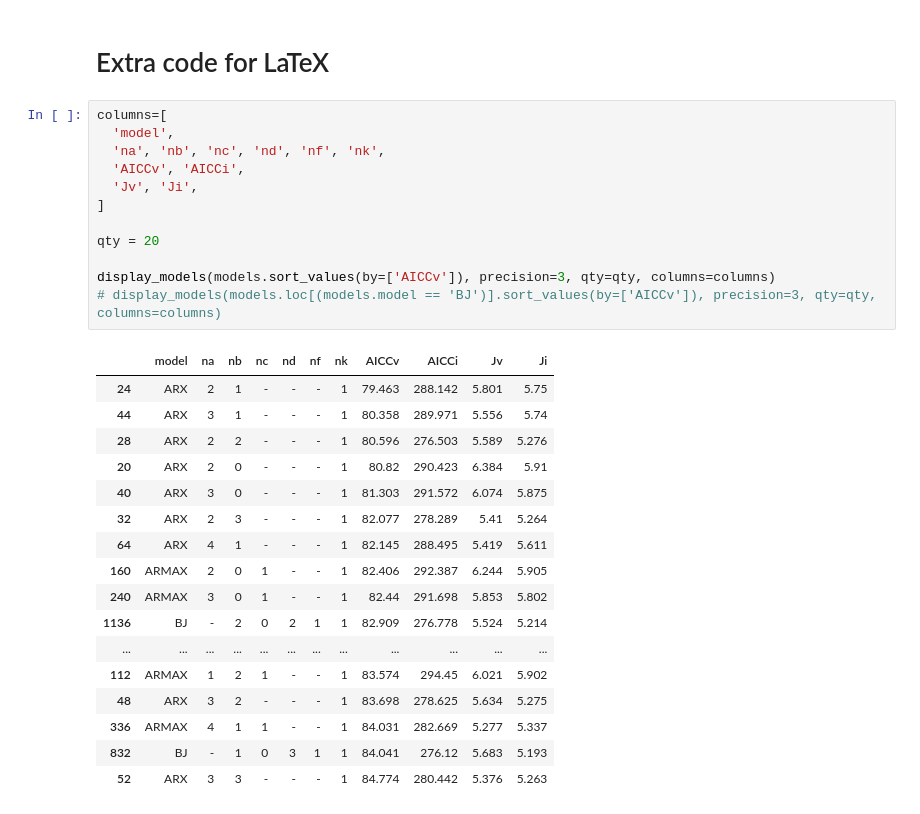
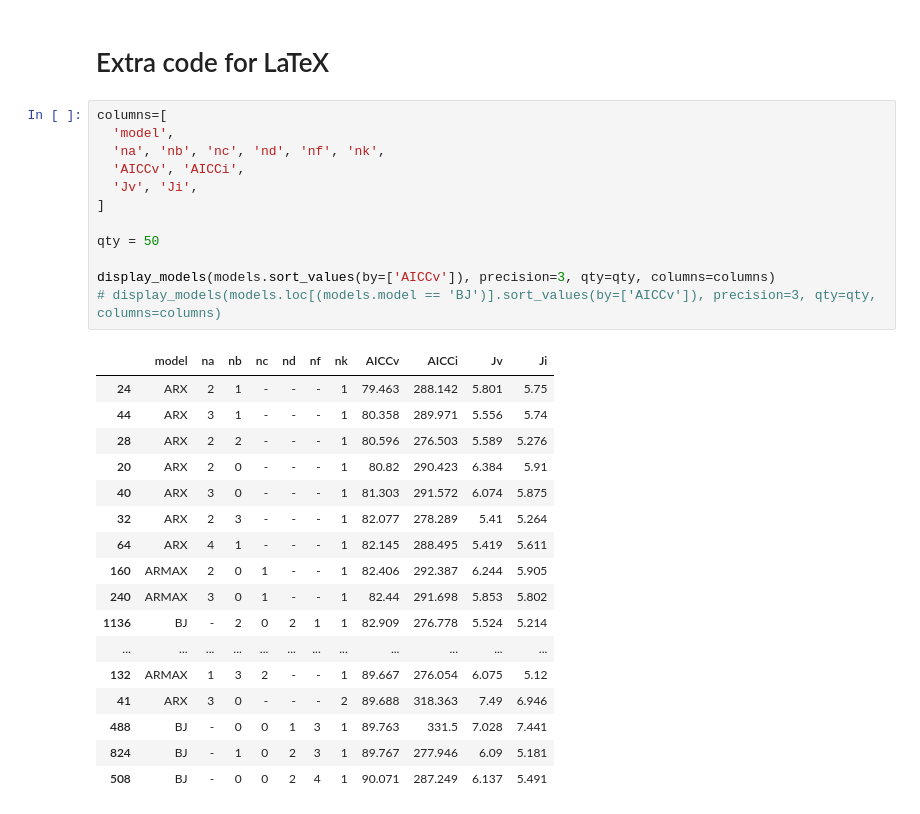
Before and after one commit to GuiBeal/system-identification, a Jupyter notebook: Python/main.ipynb, the cells around one changed output. Cells and saved outputs as stored; diff of their text form.

```diff
--- a/Python/main.ipynb
+++ b/Python/main.ipynb
@@ -735,30 +750,30 @@ plt.show()
 # %%
 columns=[
   'model',
   'na', 'nb', 'nc', 'nd', 'nf', 'nk',
   'AICCv', 'AICCi',
   'Jv', 'Ji',
 ]
 
-qty = 20
+qty = 50
 
 display_models(models.sort_values(by=['AICCv']), precision=3, qty=qty, columns=columns)
 # display_models(models.loc[(models.model == 'BJ')].sort_values(by=['AICCv']), precision=3, qty=qty, columns=columns)
 # %% [output]
 |  | model | na | nb | nc | nd | nf | nk | AICCv | AICCi | Jv | Ji |
 | 24 | ARX | 2 | 1 | - | - | - | 1 | 79.463 | 288.142 | 5.801 | 5.75 |
 | 44 | ARX | 3 | 1 | - | - | - | 1 | 80.358 | 289.971 | 5.556 | 5.74 |
 | 28 | ARX | 2 | 2 | - | - | - | 1 | 80.596 | 276.503 | 5.589 | 5.276 |
 | 20 | ARX | 2 | 0 | - | - | - | 1 | 80.82 | 290.423 | 6.384 | 5.91 |
 | 40 | ARX | 3 | 0 | - | - | - | 1 | 81.303 | 291.572 | 6.074 | 5.875 |
 | 32 | ARX | 2 | 3 | - | - | - | 1 | 82.077 | 278.289 | 5.41 | 5.264 |
 | 64 | ARX | 4 | 1 | - | - | - | 1 | 82.145 | 288.495 | 5.419 | 5.611 |
 | 160 | ARMAX | 2 | 0 | 1 | - | - | 1 | 82.406 | 292.387 | 6.244 | 5.905 |
 | 240 | ARMAX | 3 | 0 | 1 | - | - | 1 | 82.44 | 291.698 | 5.853 | 5.802 |
 | 1136 | BJ | - | 2 | 0 | 2 | 1 | 1 | 82.909 | 276.778 | 5.524 | 5.214 |
 | ... | ... | ... | ... | ... | ... | ... | ... | ... | ... | ... | ... |
-| 112 | ARMAX | 1 | 2 | 1 | - | - | 1 | 83.574 | 294.45 | 6.021 | 5.902 |
-| 48 | ARX | 3 | 2 | - | - | - | 1 | 83.698 | 278.625 | 5.634 | 5.275 |
-| 336 | ARMAX | 4 | 1 | 1 | - | - | 1 | 84.031 | 282.669 | 5.277 | 5.337 |
-| 832 | BJ | - | 1 | 0 | 3 | 1 | 1 | 84.041 | 276.12 | 5.683 | 5.193 |
-| 52 | ARX | 3 | 3 | - | - | - | 1 | 84.774 | 280.442 | 5.376 | 5.263 |
+| 132 | ARMAX | 1 | 3 | 2 | - | - | 1 | 89.667 | 276.054 | 6.075 | 5.12 |
+| 41 | ARX | 3 | 0 | - | - | - | 2 | 89.688 | 318.363 | 7.49 | 6.946 |
+| 488 | BJ | - | 0 | 0 | 1 | 3 | 1 | 89.763 | 331.5 | 7.028 | 7.441 |
+| 824 | BJ | - | 1 | 0 | 2 | 3 | 1 | 89.767 | 277.946 | 6.09 | 5.181 |
+| 508 | BJ | - | 0 | 0 | 2 | 4 | 1 | 90.071 | 287.249 | 6.137 | 5.491 |
```
Also changed, not shown: parts of 4 cells of this notebook, 20 other files.
